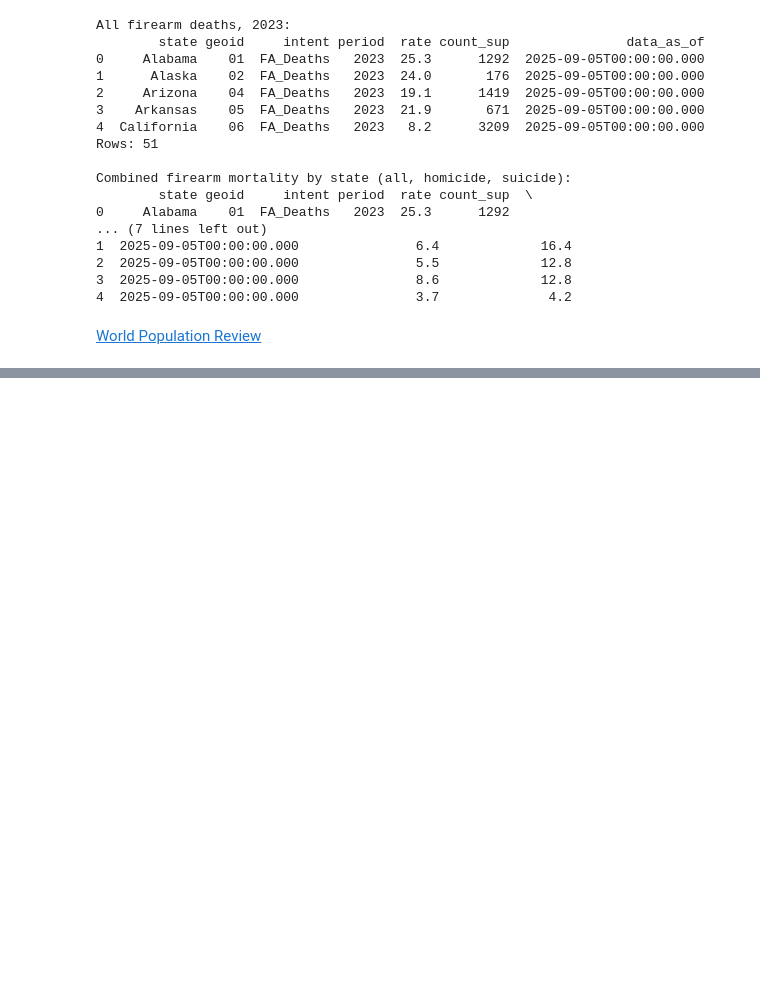
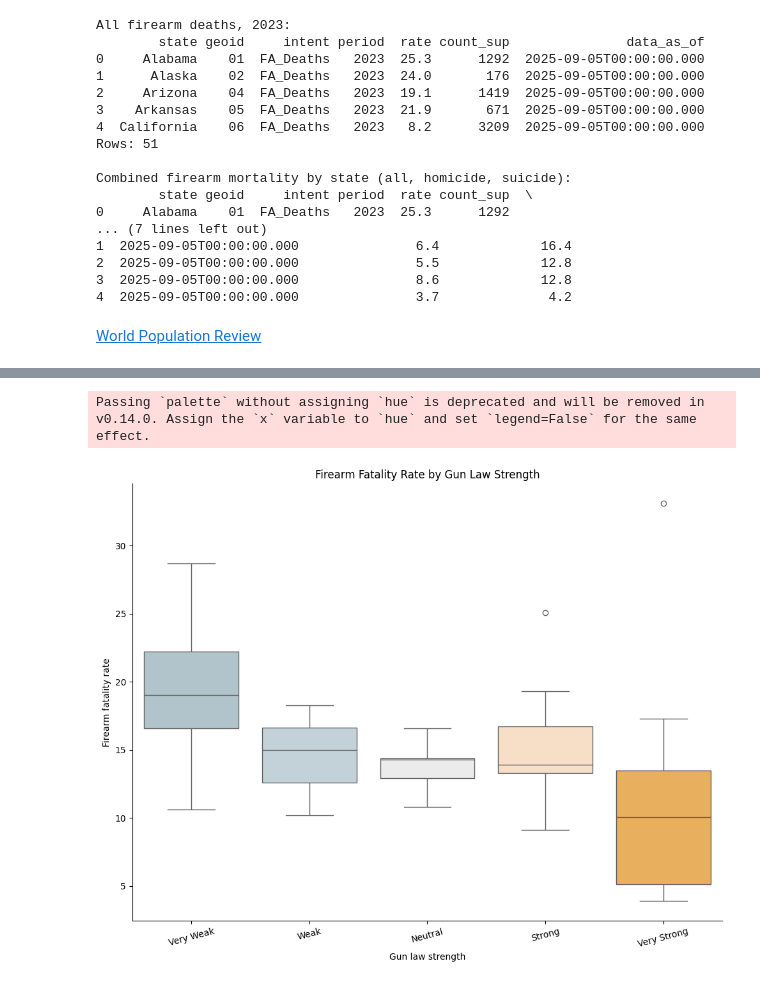
Before and after one commit to hellojohncruz/DATA-608, a Jupyter notebook: Story 03/gun_laws.ipynb, the cells around one changed output, grey strips where cells are left out. Drawn from its saved outputs; the diff is of its cells as text; code cells hidden in the pictures; blank space fills up the shorter version.

```diff
--- a/Story 03/gun_laws.ipynb
+++ b/Story 03/gun_laws.ipynb
@@ -93,16 +94,16 @@ g = (
 )
 
 grade_to_likert = {
-    "A+": "very strong", "A": "very strong", "A-": "very strong",
-    "B+": "strong", "B": "strong", "B-": "strong",
-    "C+": "neutral", "C": "neutral", "C-": "neutral",
-    "D+": "weak", "D": "weak", "D-": "weak",
-    "F": "very weak",
+    "A+": "Very Strong", "A": "Very Strong", "A-": "Very Strong",
+    "B+": "Strong", "B": "Strong", "B-": "Strong",
+    "C+": "Neutral", "C": "Neutral", "C-": "Neutral",
+    "D+": "Weak", "D": "Weak", "D-": "Weak",
+    "F": "Very Weak",
 }
 
 merged["StrictestGunLawsGiffordGrade_2024"] = g.map(grade_to_likert)
 
-likert_order = ["very weak", "weak", "neutral", "strong", "very strong"]
+likert_order = ["Very Weak", "Weak", "Neutral", "Strong", "Very Strong"]
 cat = pd.CategoricalDtype(categories=likert_order, ordered=True)
 merged["StrictestGunLawsGiffordGrade_2024"] = merged["StrictestGunLawsGiffordGrade_2024"].astype(cat)
 
@@ -136,0 +242,25 @@ merged.to_csv("gun_data.csv")
+# %%
+import seaborn as sns
+import matplotlib.pyplot as plt
+
+order = ["Very Weak", "Weak", "Neutral", "Strong", "Very Strong"]
+palette = sns.color_palette(likert_colors, n_colors=len(order))  # blue → red
+
+plt.figure(figsize=(10, 8))
+sns.boxplot(
+    data=merged,
+    x="gun_laws",
+    y="rate",
+    order=order,
+    palette=palette
+)
+sns.despine()
+plt.xlabel("Gun law strength")
+plt.ylabel("Firearm fatality rate")
+plt.title("Firearm Fatality Rate by Gun Law Strength")
+plt.xticks(rotation=15)
+plt.tight_layout()
+plt.show()
+# %% [output]
+Passing `palette` without assigning `hue` is deprecated and will be removed in v0.14.0. Assign the `x` variable to `hue` and set `legend=False` for the same effect.
+[figure, added]
```
Also changed, not shown: parts of 5 cells of this notebook, 4 other files.
